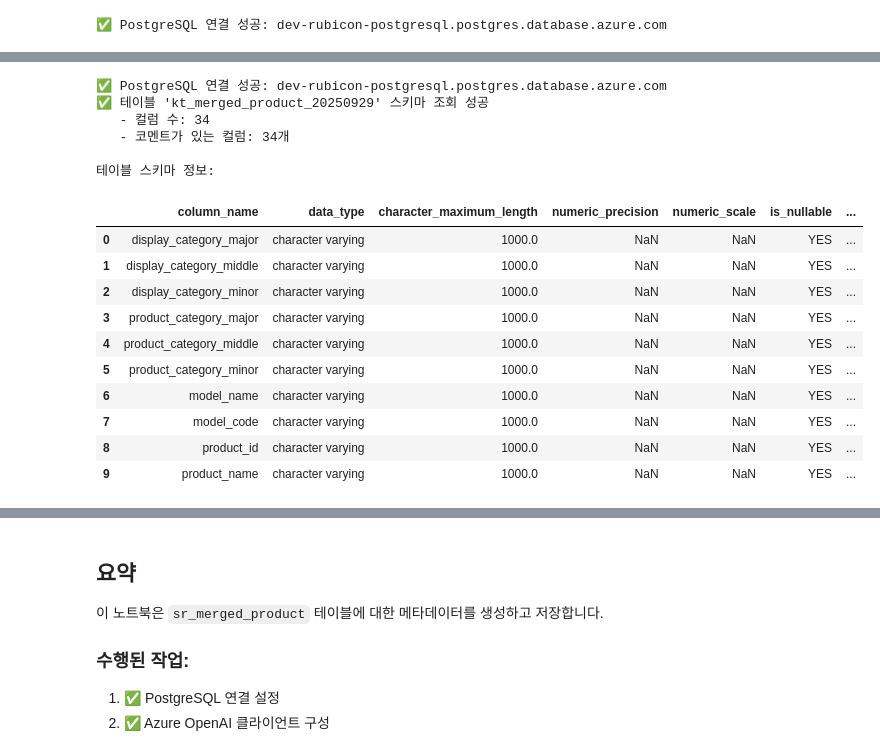
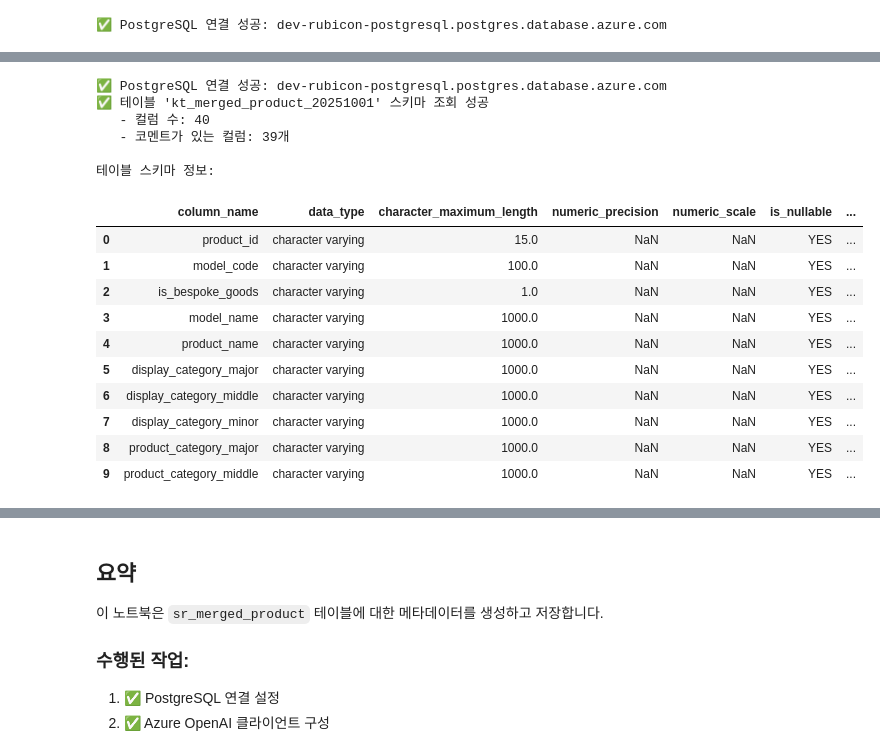
Before and after one commit to sm1835dh/dev_sr_preperation, a Jupyter notebook: notebooks/generate_metadata.ipynb, the cells around one changed output, grey strips where cells are left out. Drawn from its saved outputs; the diff is of its cells as text; code cells hidden in the pictures.

```diff
--- a/notebooks/generate_metadata.ipynb
+++ b/notebooks/generate_metadata.ipynb
@@ -156,47 +156,47 @@ def get_table_schema(table_name='test'):
         AND c.table_name = %s
         ORDER BY c.ordinal_position;
         """
 
         df_schema = pd.read_sql_query(query, conn, params=(table_name,))
         print(f"✅ 테이블 '{table_name}' 스키마 조회 성공")
         print(f"   - 컬럼 수: {len(df_schema)}")
 
         # 코멘트가 있는 컬럼 수 확인
         comment_count = df_schema['column_comment'].notna().sum()
         print(f"   - 코멘트가 있는 컬럼: {comment_count}개")
 
         return df_schema
 
     except Exception as e:
         print(f"❌ 테이블 스키마 조회 실패: {e}")
         return None
 
     finally:
         conn.close()
 
 # 스키마 조회
-df_schema = get_table_schema(table_name="kt_merged_product_20250929")
+df_schema = get_table_schema(table_name="kt_merged_product_20251001")
 if df_schema is not None:
     print("\n테이블 스키마 정보:")
     display(df_schema.head(10))
 # %% [output]
 ✅ PostgreSQL 연결 성공: dev-rubicon-postgresql.postgres.database.azure.com
-✅ 테이블 'kt_merged_product_20250929' 스키마 조회 성공
-   - 컬럼 수: 34
-   - 코멘트가 있는 컬럼: 34개
+✅ 테이블 'kt_merged_product_20251001' 스키마 조회 성공
+   - 컬럼 수: 40
+   - 코멘트가 있는 컬럼: 39개
 
 테이블 스키마 정보:
 |  | column_name | data_type | character_maximum_length | numeric_precision | numeric_scale | is_nullable | ... |
-| 0 | display_category_major | character varying | 1000.0 | NaN | NaN | YES | ... |
-| 1 | display_category_middle | character varying | 1000.0 | NaN | NaN | YES | ... |
-| 2 | display_category_minor | character varying | 1000.0 | NaN | NaN | YES | ... |
-| 3 | product_category_major | character varying | 1000.0 | NaN | NaN | YES | ... |
-| 4 | product_category_middle | character varying | 1000.0 | NaN | NaN | YES | ... |
-| 5 | product_category_minor | character varying | 1000.0 | NaN | NaN | YES | ... |
-| 6 | model_name | character varying | 1000.0 | NaN | NaN | YES | ... |
-| 7 | model_code | character varying | 1000.0 | NaN | NaN | YES | ... |
-| 8 | product_id | character varying | 1000.0 | NaN | NaN | YES | ... |
-| 9 | product_name | character varying | 1000.0 | NaN | NaN | YES | ... |
+| 0 | product_id | character varying | 15.0 | NaN | NaN | YES | ... |
+| 1 | model_code | character varying | 100.0 | NaN | NaN | YES | ... |
+| 2 | is_bespoke_goods | character varying | 1.0 | NaN | NaN | YES | ... |
+| 3 | model_name | character varying | 1000.0 | NaN | NaN | YES | ... |
+| 4 | product_name | character varying | 1000.0 | NaN | NaN | YES | ... |
+| 5 | display_category_major | character varying | 1000.0 | NaN | NaN | YES | ... |
+| 6 | display_category_middle | character varying | 1000.0 | NaN | NaN | YES | ... |
+| 7 | display_category_minor | character varying | 1000.0 | NaN | NaN | YES | ... |
+| 8 | product_category_major | character varying | 1000.0 | NaN | NaN | YES | ... |
+| 9 | product_category_middle | character varying | 1000.0 | NaN | NaN | YES | ... |
 # %%
 # 5. 테이블 기본 통계 정보 수집
 def get_table_statistics(table_name='test'):
```
Also changed, not shown: parts of 10 cells of this notebook.
